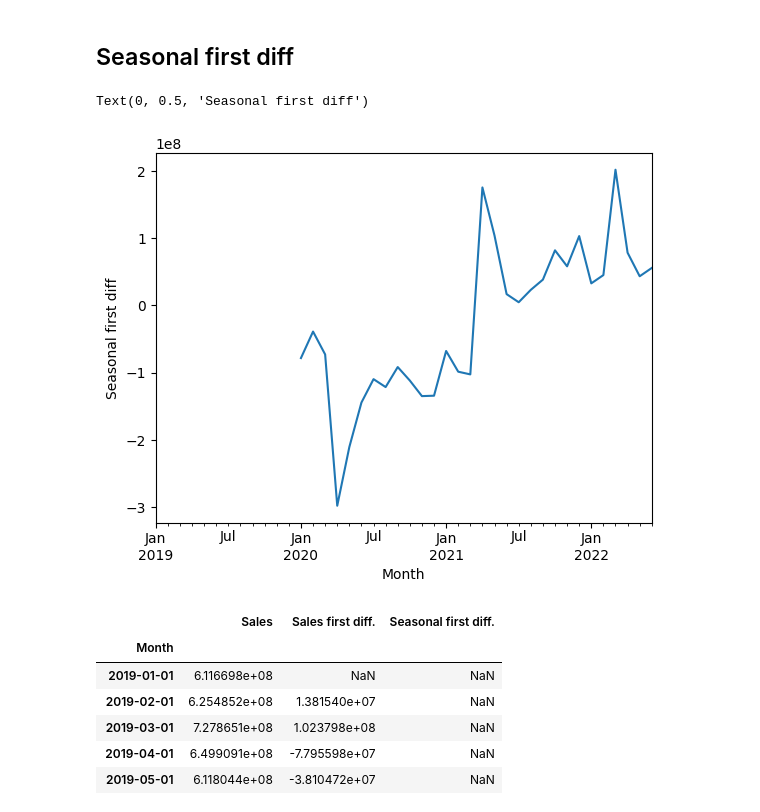
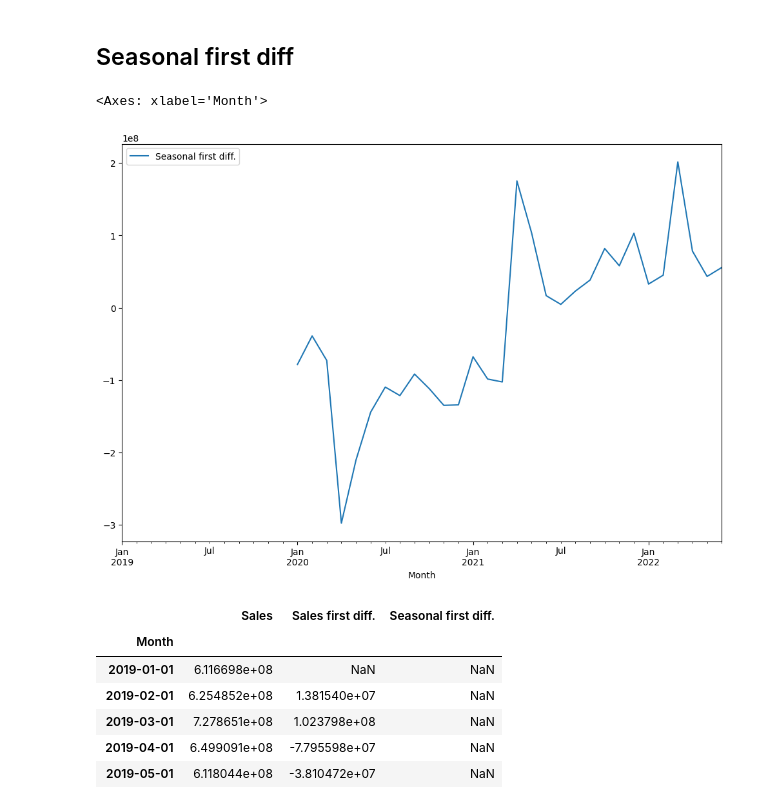
Before and after one commit to OriginalModo/FORECAST_TESTT, a Jupyter notebook: FORECAST_TEST.ipynb, the cells around one changed output. Saved outputs shown, nothing was run; the diff lists cells and outputs as text; code cells hidden in the pictures.

```diff
--- a/FORECAST_TEST.ipynb
+++ b/FORECAST_TEST.ipynb
@@ -218,11 +218,12 @@ P-значение, 0.24543574514074784
 # %% [markdown]
 ## Seasonal first diff
 # %%
-df['Seasonal first diff.'].plot()
-plt.ylabel('Seasonal first diff')
+# df['Seasonal first diff.'].plot()
+df[['Seasonal first diff.']].plot(figsize=(12,8))
+# plt.ylabel('Seasonal first diff')
 # %% [output]
-Text(0, 0.5, 'Seasonal first diff')
+<Axes: xlabel='Month'>
-[figure, old version]
+[figure, new version]
 # %%
 df.head(15)
 # %% [output]
```
Also changed, not shown: parts of 7 cells of this notebook.
